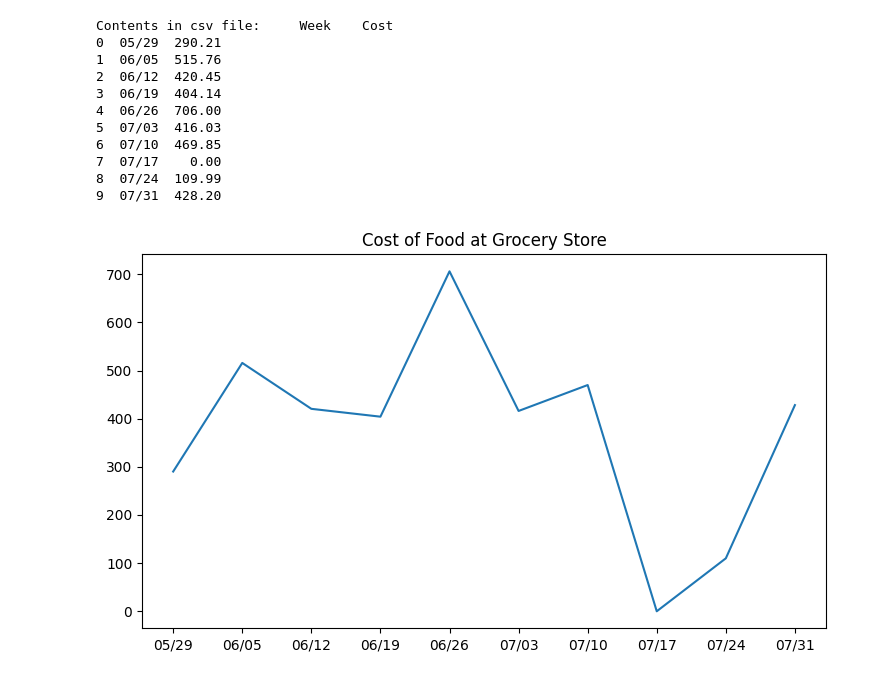
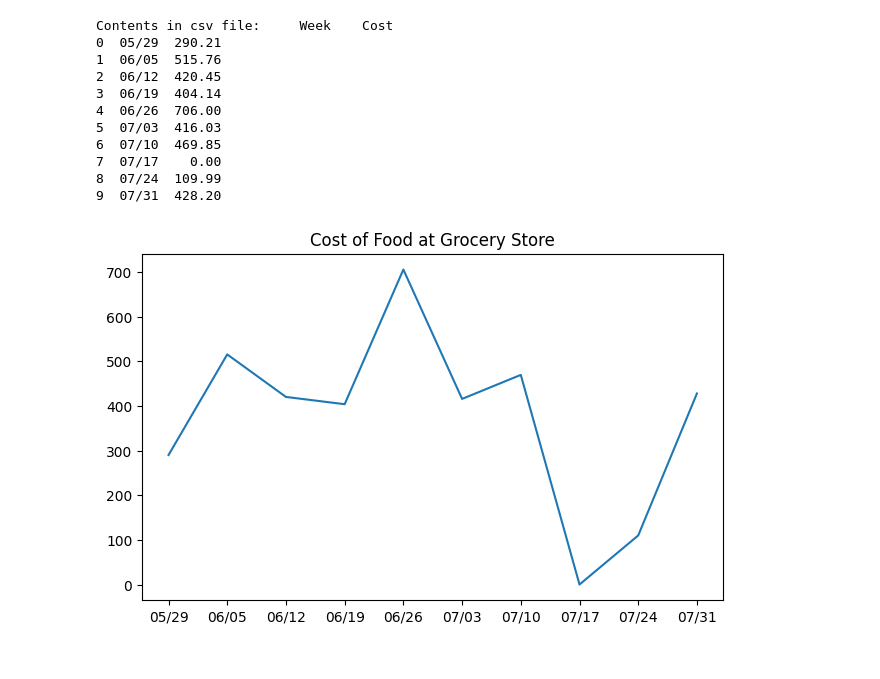
Before and after one commit to ACollins00/CostComparison, a Jupyter notebook: ProjectNov2022.ipynb, the cells around one changed output. Saved outputs shown, nothing was run; the diff lists cells and outputs as text; code cells hidden in the pictures.

Commit message:
Fixed tight_layout error by changing "True" to "False"

```diff
--- a/ProjectNov2022.ipynb
+++ b/ProjectNov2022.ipynb
@@ -1,31 +1,32 @@
 # %%
 import pandas as pd
-import matplotlib.pyplot as plt
+import matplotlib.pyplot as mpl
+import matplotlib as mpl
 import numpy as nmpy
 
 plt.rcParams["figure.figsize"] = [7.50, 4.5]
-plt.rcParams["figure.autolayout"] = True
+plt.rcParams["figure.autolayout"] = False
 
 columns = ["Week", "Cost"]
 
 df = pd.read_csv("C:/Users/Amy/codeky/GroceryStoreWeeklyCost - Sheet1.csv")
 
 print("Contents in csv file:", df)
 
 plt.plot(df.Week, df.Cost)
 plt.title("Cost of Food at Grocery Store")
 
 plt.show()
 # %% [output]
 Contents in csv file:     Week    Cost
 0  05/29  290.21
 1  06/05  515.76
 2  06/12  420.45
 3  06/19  404.14
 4  06/26  706.00
 5  07/03  416.03
 6  07/10  469.85
 7  07/17    0.00
 8  07/24  109.99
 9  07/31  428.20
-[figure, old version]
+[figure, new version]
```
Also changed, not shown: parts of 1 cell of this notebook.
